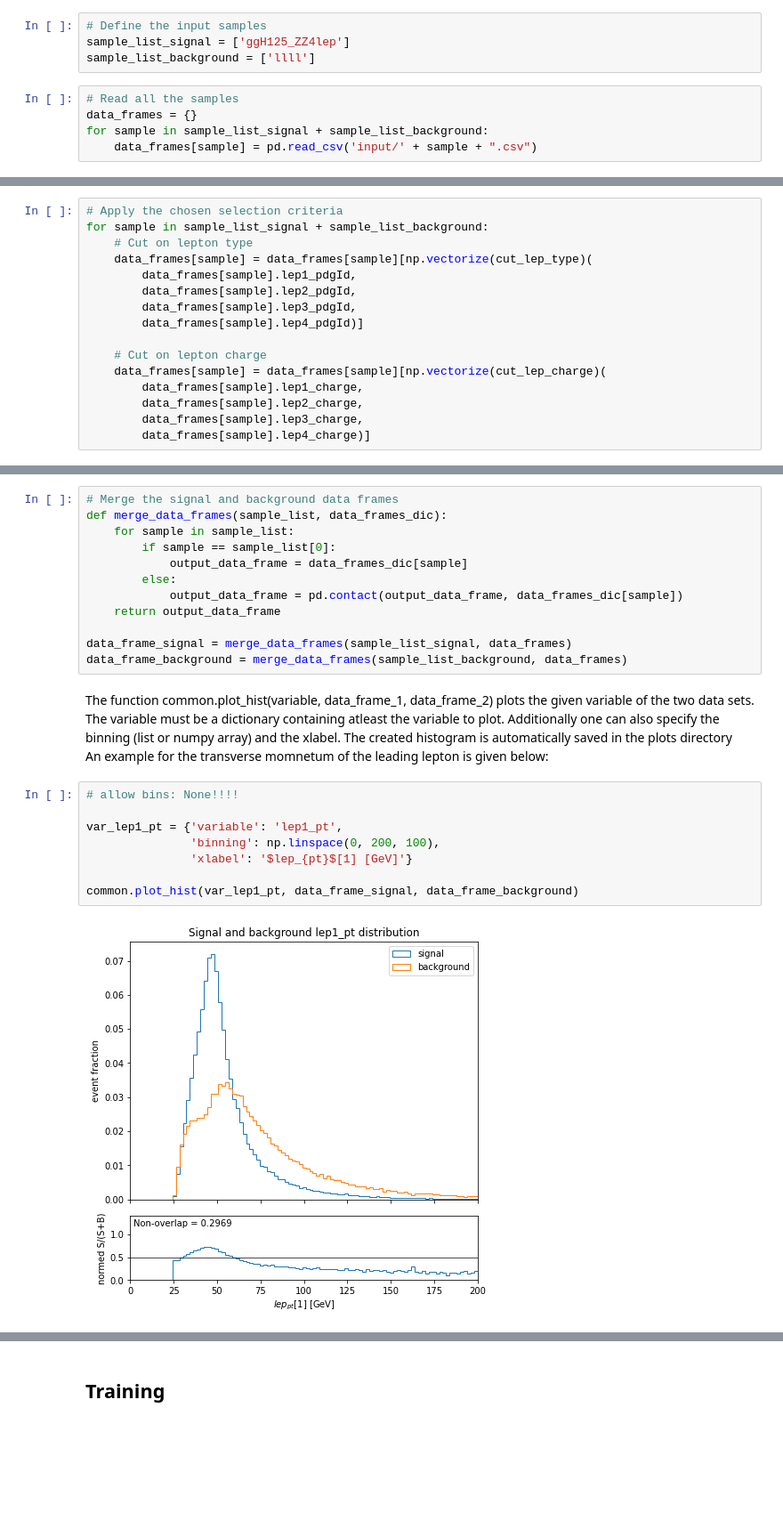
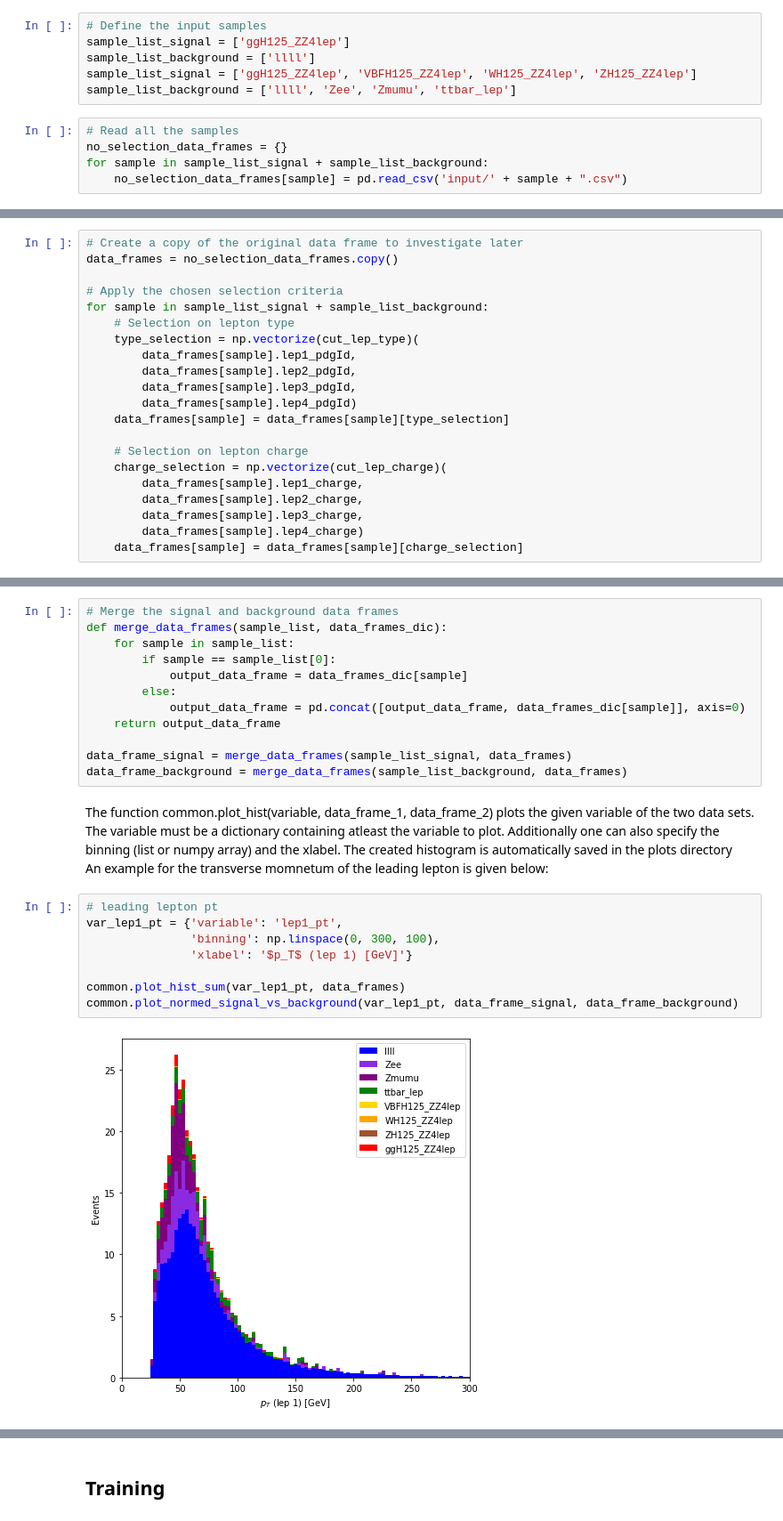
Before and after one commit to MaxStange1005/ATLAS-OpenData-Higgs-NeuralNetworks, a Jupyter notebook: machine_learning.ipynb, the cells around one changed output, grey strips where cells are left out. Shown: that part at 89% size. Drawn from its saved outputs; the diff is of its cells as text; blank space fills up the shorter version.

```diff
--- a/machine_learning.ipynb
+++ b/machine_learning.ipynb
@@ -41,11 +41,13 @@ Data samples:
 # Define the input samples
 sample_list_signal = ['ggH125_ZZ4lep']
 sample_list_background = ['llll']
+sample_list_signal = ['ggH125_ZZ4lep', 'VBFH125_ZZ4lep', 'WH125_ZZ4lep', 'ZH125_ZZ4lep']
+sample_list_background = ['llll', 'Zee', 'Zmumu', 'ttbar_lep']
 # %%
 # Read all the samples
-data_frames = {}
+no_selection_data_frames = {}
 for sample in sample_list_signal + sample_list_background:
-    data_frames[sample] = pd.read_csv('input/' + sample + ".csv")
+    no_selection_data_frames[sample] = pd.read_csv('input/' + sample + ".csv")
 # %% [markdown]
 ### Input Variables
 # %% [markdown]
@@ -109,21 +114,26 @@ def cut_lep_charge(lep_charge_0, lep_charge_1, lep_charge_2, lep_charge_3):
     sum_lep_charge = lep_charge_0 + lep_charge_1 + lep_charge_2 + lep_charge_3
     return sum_lep_charge == 0
 # %%
+# Create a copy of the original data frame to investigate later
+data_frames = no_selection_data_frames.copy()
+
 # Apply the chosen selection criteria
 for sample in sample_list_signal + sample_list_background:
-    # Cut on lepton type
-    data_frames[sample] = data_frames[sample][np.vectorize(cut_lep_type)(
+    # Selection on lepton type
+    type_selection = np.vectorize(cut_lep_type)(
         data_frames[sample].lep1_pdgId,
         data_frames[sample].lep2_pdgId,
         data_frames[sample].lep3_pdgId,
-        data_frames[sample].lep4_pdgId)]
+        data_frames[sample].lep4_pdgId)
+    data_frames[sample] = data_frames[sample][type_selection]
 
-    # Cut on lepton charge
-    data_frames[sample] = data_frames[sample][np.vectorize(cut_lep_charge)(
+    # Selection on lepton charge
+    charge_selection = np.vectorize(cut_lep_charge)(
         data_frames[sample].lep1_charge,
         data_frames[sample].lep2_charge,
         data_frames[sample].lep3_charge,
-        data_frames[sample].lep4_charge)]
+        data_frames[sample].lep4_charge)
+    data_frames[sample] = data_frames[sample][charge_selection]
 # %% [markdown]
 ### Data Investigation
 # %% [markdown]
@@ -136,7 +146,7 @@ def merge_data_frames(sample_list, data_frames_dic):
         if sample == sample_list[0]:
             output_data_frame = data_frames_dic[sample]
         else:
-            output_data_frame = pd.contact(output_data_frame, data_frames_dic[sample])
+            output_data_frame = pd.concat([output_data_frame, data_frames_dic[sample]], axis=0)
     return output_data_frame
 
 data_frame_signal = merge_data_frames(sample_list_signal, data_frames)
@@ -146,12 +156,12 @@ The function common.plot_hist(variable, data_frame_1, data_frame_2) plots the gi
 The variable must be a dictionary containing atleast the variable to plot. Additionally one can also specify the binning (list or numpy array) and the xlabel. The created histogram is automatically saved in the plots directory<br>
 An example for the transverse momnetum of the leading lepton is given below:
 # %%
-# allow bins: None!!!!
+# leading lepton pt
+var_lep1_pt = {'variable': 'lep1_pt',
+               'binning': np.linspace(0, 300, 100),
+               'xlabel': '$p_T$ (lep 1) [GeV]'}
 
-var_lep1_pt = {'variable': 'lep1_pt',
-               'binning': np.linspace(0, 200, 100),
-               'xlabel': '$lep_{pt}$[1] [GeV]'}
-
-common.plot_hist(var_lep1_pt, data_frame_signal, data_frame_background)
+common.plot_hist_sum(var_lep1_pt, data_frames)
+common.plot_normed_signal_vs_background(var_lep1_pt, data_frame_signal, data_frame_background)
 # %% [output]
-[figure, old version]
+[figure, new version]
```
Also changed, not shown: parts of 25 cells of this notebook, 1 other file.
